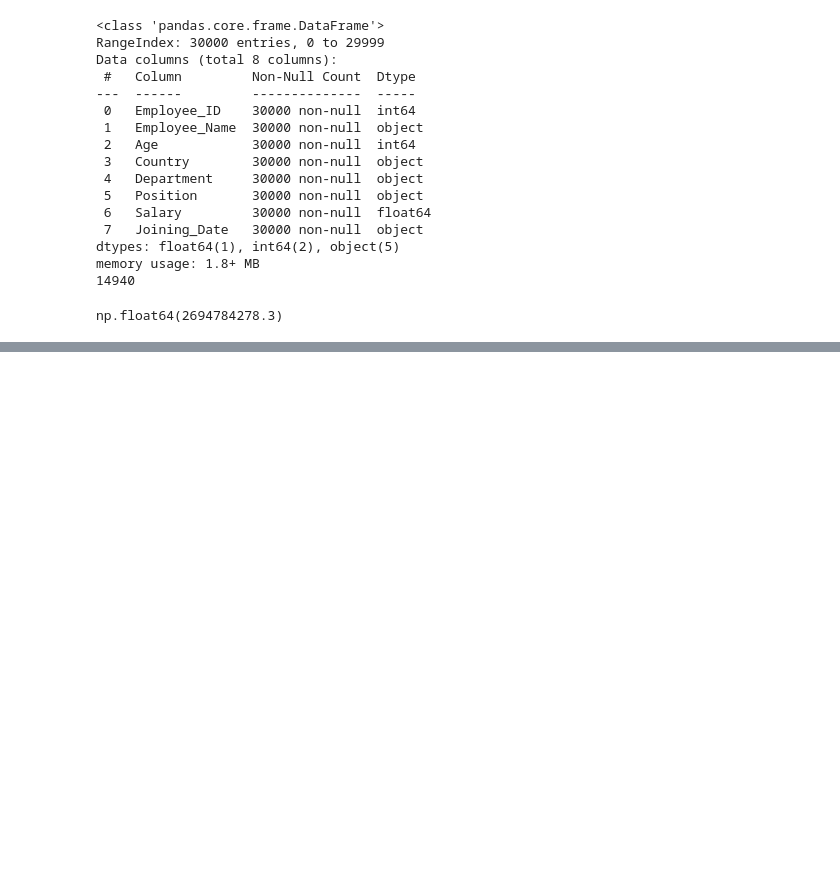
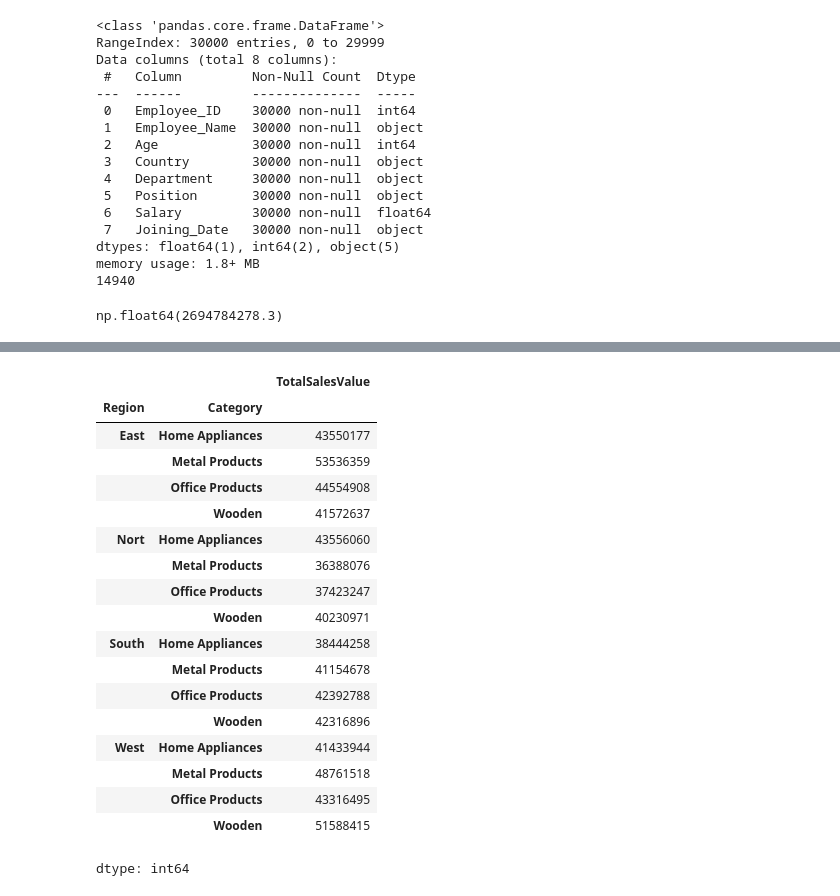
Before and after one commit to muhammad-usman-tech/data-analysis-tasks, a Jupyter notebook: data_aggregation_revise.ipynb, the cells around one changed output, grey strips where cells are left out. Saved outputs shown, nothing was run; the diff lists cells and outputs as text; code cells hidden in the pictures; blank space fills up the shorter version.

```diff
--- a/data_aggregation_revise.ipynb
+++ b/data_aggregation_revise.ipynb
@@ -307,3 +307,52 @@ memory usage: 1.6+ MB
 | 75% | 7495.750000 | 2017-05-18 00:00:00 | 90008.000000 | 209.940000 | 5.000000 | 0.200000 | 29.364000 |
 | max | 9994.000000 | 2018-01-05 00:00:00 | 99301.000000 | 22638.480000 | 14.000000 | 0.800000 | 8399.976000 |
 | std | 2885.163629 | NaN | 32063.693350 | 623.245101 | 2.225110 | 0.206452 | 234.260108 |
+# %%
+import pandas as pd
+import numpy as np
+# 1
+df=pd.read_excel('Train.xlsx')
+# 2
+df.shape # a long format data
+df.info()
+df.head()
+df['Suspicious'].unique()
+
+df.isnull().sum() # vry column has 0 null so no need to drop nulls
+print('===============')
+df.duplicated().sum() # no duplicates
+
+# data is cleaned
+#3
+df.groupby('ProductID').agg(
+    Total_Quantity=('Quantity','sum'),
+    Total_Revenue=('TotalSalesValue','sum'),
+    Average_Sales=('TotalSalesValue','mean')
+).sort_values(by='Total_Revenue',ascending=False)
+
+
+# 4
+df['PricePerunit']=df['TotalSalesValue']/df['Quantity']
+df['PricePerunit']
+
+#5
+# i dont have time ore date column so i am unable to find the trend
+
+# 6
+# creating the dummy data for merging
+# creating the region column
+df['Region']=np.random.choice(['East','West','Nort','South'],size=len(df))
+df['Category']=np.random.choice(['Office Products','Home Appliances','Wooden','Metal Products'],size=len(df))
+# dont know how and where use the merge you have to tell me its proper use and code
+
+# 7
+# performance by category and region on sales
+let=df.groupby(['Region','Category'])['TotalSalesValue'].sum()
+highest=let.groupby(level=0).idxmax()
+
+highest # telling the further that east has home appliances and nort got the best sales of the meta products and again south has the best metal sales and west has also best home appliances
+
+# trying some thing new
+second=let.groupby(level=1).idxmax()
+# showing the Category column well but in the total sales telling the same sategory name
+# %% [output]
@@ -309,0 +373,19 @@ memory usage: 1.6+ MB
+|  |  | TotalSalesValue |
+| Region | Category |  |
+| East | Home Appliances | 43550177 |
+|  | Metal Products | 53536359 |
+|  | Office Products | 44554908 |
+|  | Wooden | 41572637 |
+| Nort | Home Appliances | 43556060 |
+|  | Metal Products | 36388076 |
+|  | Office Products | 37423247 |
+|  | Wooden | 40230971 |
+| South | Home Appliances | 38444258 |
+|  | Metal Products | 41154678 |
+|  | Office Products | 42392788 |
+|  | Wooden | 42316896 |
+| West | Home Appliances | 41433944 |
+|  | Metal Products | 48761518 |
+|  | Office Products | 43316495 |
+|  | Wooden | 51588415 |
+dtype: int64
```
Also changed, not shown: parts of 2 cells of this notebook.
